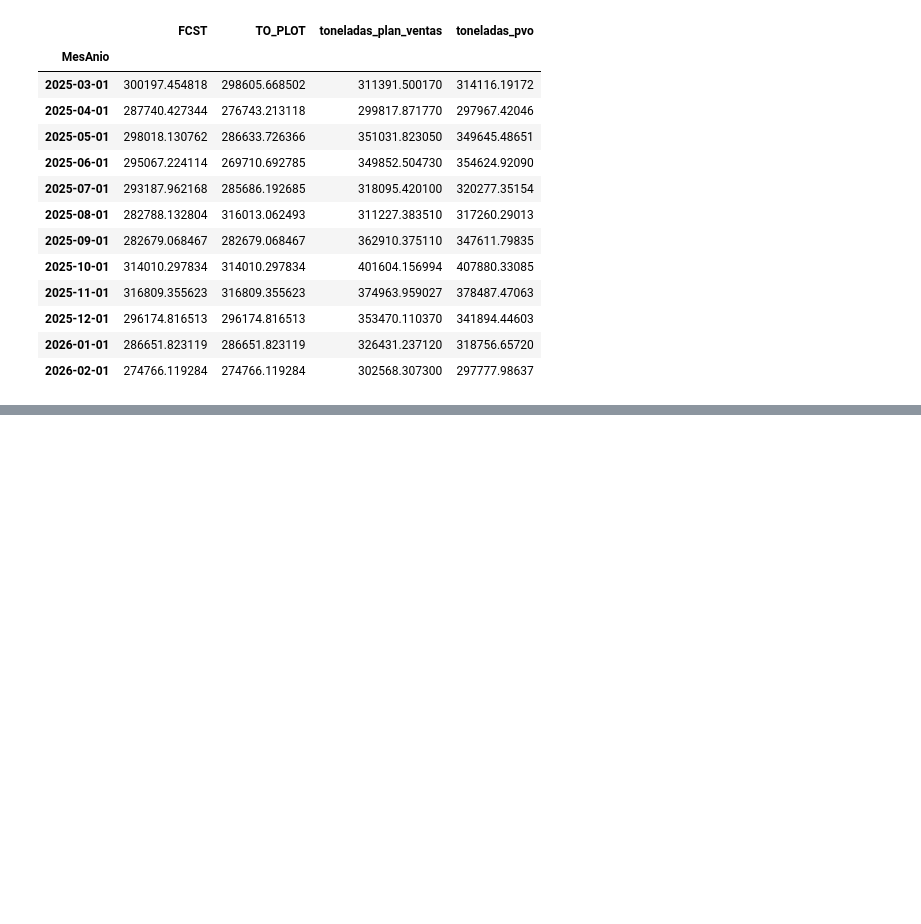
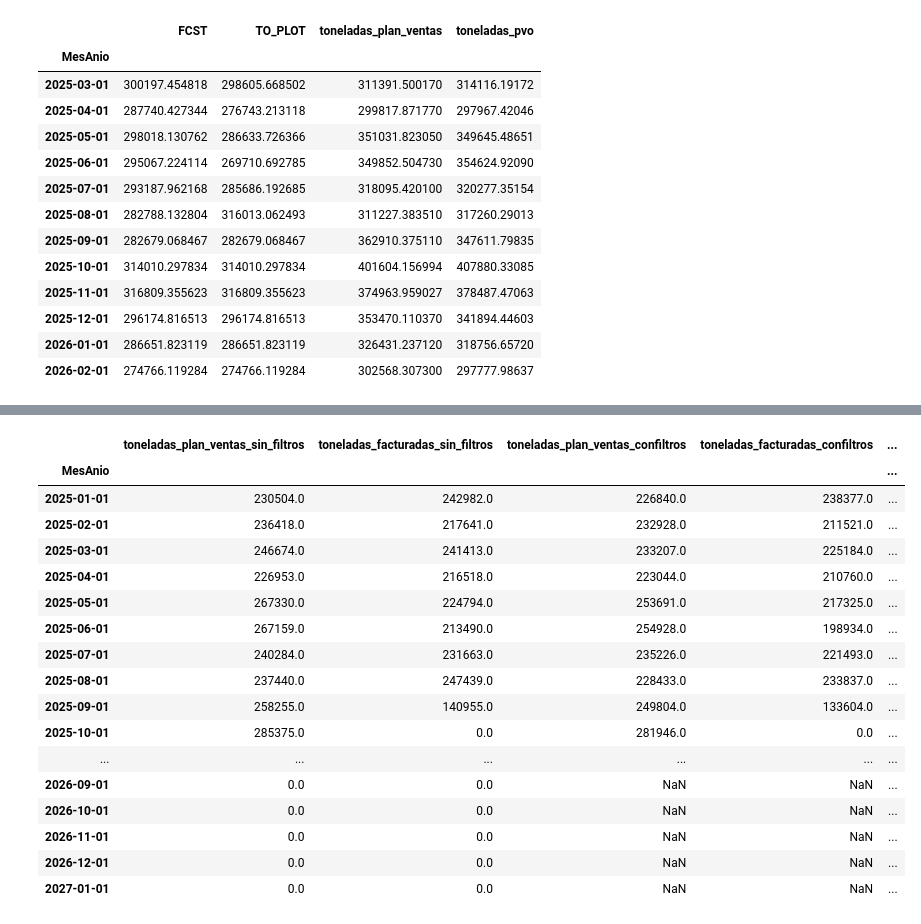
Before and after one commit to adojedar/demanda2, a Jupyter notebook: POP_BQ.ipynb, the cells around one changed output, grey strips where cells are left out. Drawn from its saved outputs; the diff is of its cells as text; code cells hidden in the pictures; blank space fills up the shorter version.

```diff
--- a/POP_BQ.ipynb
+++ b/POP_BQ.ipynb
@@ -519,3 +614,31 @@ df[ (df.MesAnio > "2025-02-03")].groupby("MesAnio").agg({"FCST":"sum", "TO_PLOT"
 | 2025-12-01 | 296174.816513 | 296174.816513 | 353470.110370 | 341894.44603 |
 | 2026-01-01 | 286651.823119 | 286651.823119 | 326431.237120 | 318756.65720 |
 | 2026-02-01 | 274766.119284 | 274766.119284 | 302568.307300 | 297777.98637 |
+# %%
+QUERY_PV = """
+SELECT
+FORMAT_DATE('%Y-%m-%d', PARSE_DATE('%B.%Y', mes_anio)) AS MesAnio,
+nom_grupo AS NombreGrupo,
+nom_direccion AS NombreDireccion,
+#nom_subdireccion AS NombreSubdireccion,
+#nom_grupo_estadistico1 AS NombreGrupoEstadistico1,
+nom_grupo_estadistico2 AS NombreGrupoEstadistico2,
+nom_grupo_estadistico3 AS NombreGrupoEstadistico3,
+SUM(toneladas_plan_ventas) AS toneladas_plan_ventas,
+SUM(toneladas_facturadas) AS toneladas_facturadas
+FROM `datahub-deacero.mart_comercial.comercial`
+WHERE EXTRACT(YEAR FROM fecha) >= 2025 # Este es el que vamos a usar en productivo
+AND
+nom_grupo IN ('ACEROS', 'ALAMBRES', 'FILIALES ALAMBRES', 'USA','DEACERO SOLUTIONS')
+GROUP BY 1,2,3,4,5
+"""
+
+PV = data_bq(QUERY_PV)
+PV.toneladas_plan_ventas = PV.toneladas_plan_ventas.astype(float)
+PV.toneladas_facturadas = PV.toneladas_facturadas.astype(float)
+PV.MesAnio = pd.to_datetime(PV.MesAnio)
+# %%
+ax = PV.groupby("MesAnio").agg({"toneladas_plan_ventas" : "sum" , "toneladas_facturadas": "sum"}).round(0)
+#ax.set_ylim(210000, 280000)
+#plt.show()
+ax
@@ -521,0 +751,5 @@ df[ (df.MesAnio > "2025-02-03")].groupby("MesAnio").agg({"FCST":"sum", "TO_PLOT"
+# %%
+ax2 = PV.groupby("MesAnio").agg({"toneladas_plan_ventas" : "sum" , "toneladas_facturadas": "sum"}).round(0)
+#ax.set_ylim(210000, 280000)
+#plt.show()
+ax2
@@ -521,0 +772,3 @@ df[ (df.MesAnio > "2025-02-03")].groupby("MesAnio").agg({"FCST":"sum", "TO_PLOT"
+# %%
+ax3 = FACT[FACT.NombreGrupo.isin(('ACEROS', 'ALAMBRES', 'FILIALES ALAMBRES', 'USA','DEACERO SOLUTIONS'))].groupby("MesAnio").agg({"toneladas_plan_ventas" : "sum" , "toneladas_facturadas": "sum"}).round(0)
+ax3
@@ -521,0 +792,24 @@ df[ (df.MesAnio > "2025-02-03")].groupby("MesAnio").agg({"FCST":"sum", "TO_PLOT"
+# %%
+to_test = ax.merge(ax2, how = "left", left_index = True,  right_index = True, suffixes=("_sin_filtros", "_confiltros"))
+to_test = to_test.merge(ax3, how = "left", left_index = True,  right_index = True, suffixes=("", "_pronosticado"))
+to_test["delta_pv"] = to_test["toneladas_plan_ventas_sin_filtros"] - to_test["toneladas_plan_ventas_confiltros"]
+to_test.round(0)
+# %% [output]
+|  | toneladas_plan_ventas_sin_filtros | toneladas_facturadas_sin_filtros | toneladas_plan_ventas_confiltros | toneladas_facturadas_confiltros | ... |
+| MesAnio |  |  |  |  | ... |
+| 2025-01-01 | 230504.0 | 242982.0 | 226840.0 | 238377.0 | ... |
+| 2025-02-01 | 236418.0 | 217641.0 | 232928.0 | 211521.0 | ... |
+| 2025-03-01 | 246674.0 | 241413.0 | 233207.0 | 225184.0 | ... |
+| 2025-04-01 | 226953.0 | 216518.0 | 223044.0 | 210760.0 | ... |
+| 2025-05-01 | 267330.0 | 224794.0 | 253691.0 | 217325.0 | ... |
+| 2025-06-01 | 267159.0 | 213490.0 | 254928.0 | 198934.0 | ... |
+| 2025-07-01 | 240284.0 | 231663.0 | 235226.0 | 221493.0 | ... |
+| 2025-08-01 | 237440.0 | 247439.0 | 228433.0 | 233837.0 | ... |
+| 2025-09-01 | 258255.0 | 140955.0 | 249804.0 | 133604.0 | ... |
+| 2025-10-01 | 285375.0 | 0.0 | 281946.0 | 0.0 | ... |
+| ... | ... | ... | ... | ... | ... |
+| 2026-09-01 | 0.0 | 0.0 | NaN | NaN | ... |
+| 2026-10-01 | 0.0 | 0.0 | NaN | NaN | ... |
+| 2026-11-01 | 0.0 | 0.0 | NaN | NaN | ... |
+| 2026-12-01 | 0.0 | 0.0 | NaN | NaN | ... |
+| 2027-01-01 | 0.0 | 0.0 | NaN | NaN | ... |
```
Also changed, not shown: parts of 22 cells of this notebook.
